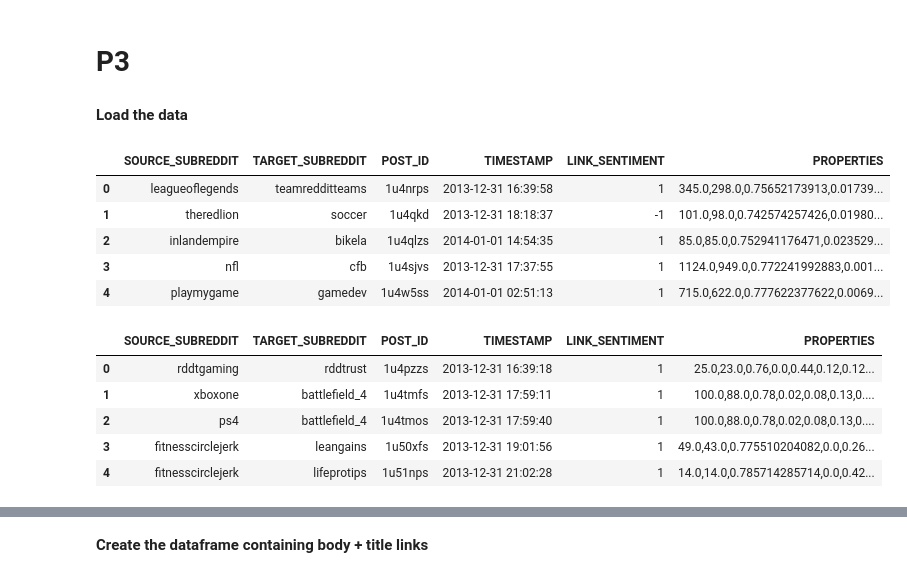
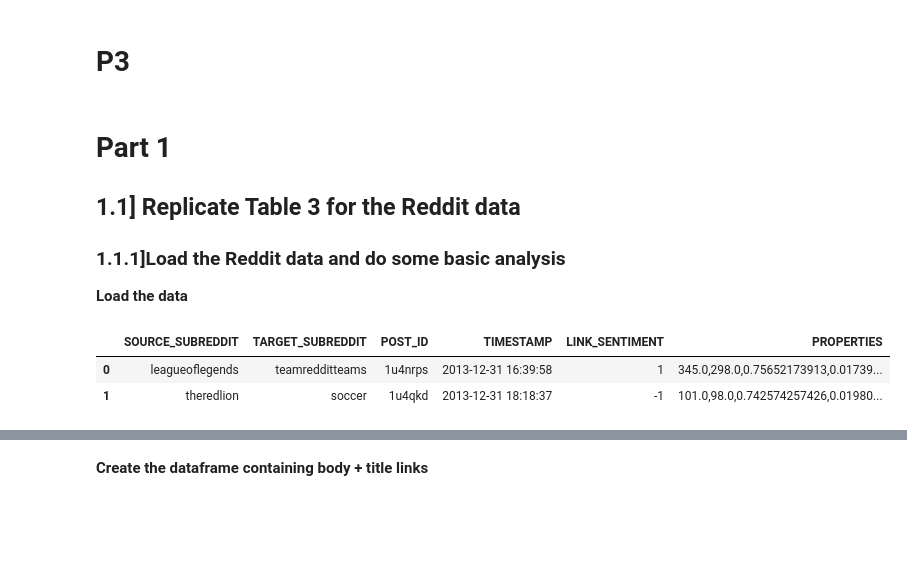
Before and after one commit to epfl-ada/ada-2020-project-milestone-p3-p3_teampam, a Jupyter notebook: P3.ipynb, the cells around one changed output, grey strips where cells are left out. Saved outputs shown, nothing was run; the diff lists cells and outputs as text; code cells hidden in the pictures; blank space fills up the shorter version.

```diff
--- a/P3.ipynb
+++ b/P3.ipynb
@@ -6,22 +11,16 @@ import numpy as np
-# %% [markdown]
-**Load the data**
+# %% [markdown]
+# Part 1
+
+## 1.1] Replicate Table 3 for the Reddit data
+
+### 1.1.1]Load the Reddit data and do some basic analysis
+
+**Load the data**
 # %%
 data_body = pd.read_csv('soc-redditHyperlinks-body.tsv', sep = '\t')
 data_title = pd.read_csv('soc-redditHyperlinks-title.tsv', sep = '\t')
-data_body.head()
+data_body.head(2)
 # %% [output]
 |  | SOURCE_SUBREDDIT | TARGET_SUBREDDIT | POST_ID | TIMESTAMP | LINK_SENTIMENT | PROPERTIES |
 | 0 | leagueoflegends | teamredditteams | 1u4nrps | 2013-12-31 16:39:58 | 1 | 345.0,298.0,0.75652173913,0.01739... |
 | 1 | theredlion | soccer | 1u4qkd | 2013-12-31 18:18:37 | -1 | 101.0,98.0,0.742574257426,0.01980... |
-| 2 | inlandempire | bikela | 1u4qlzs | 2014-01-01 14:54:35 | 1 | 85.0,85.0,0.752941176471,0.023529... |
-| 3 | nfl | cfb | 1u4sjvs | 2013-12-31 17:37:55 | 1 | 1124.0,949.0,0.772241992883,0.001... |
-| 4 | playmygame | gamedev | 1u4w5ss | 2014-01-01 02:51:13 | 1 | 715.0,622.0,0.777622377622,0.0069... |
-# %%
-data_title.head()
-# %% [output]
-|  | SOURCE_SUBREDDIT | TARGET_SUBREDDIT | POST_ID | TIMESTAMP | LINK_SENTIMENT | PROPERTIES |
-| 0 | rddtgaming | rddtrust | 1u4pzzs | 2013-12-31 16:39:18 | 1 | 25.0,23.0,0.76,0.0,0.44,0.12,0.12... |
-| 1 | xboxone | battlefield_4 | 1u4tmfs | 2013-12-31 17:59:11 | 1 | 100.0,88.0,0.78,0.02,0.08,0.13,0.... |
-| 2 | ps4 | battlefield_4 | 1u4tmos | 2013-12-31 17:59:40 | 1 | 100.0,88.0,0.78,0.02,0.08,0.13,0.... |
-| 3 | fitnesscirclejerk | leangains | 1u50xfs | 2013-12-31 19:01:56 | 1 | 49.0,43.0,0.775510204082,0.0,0.26... |
-| 4 | fitnesscirclejerk | lifeprotips | 1u51nps | 2013-12-31 21:02:28 | 1 | 14.0,14.0,0.785714285714,0.0,0.42... |
```
Also changed, not shown: parts of 53 cells of this notebook.
